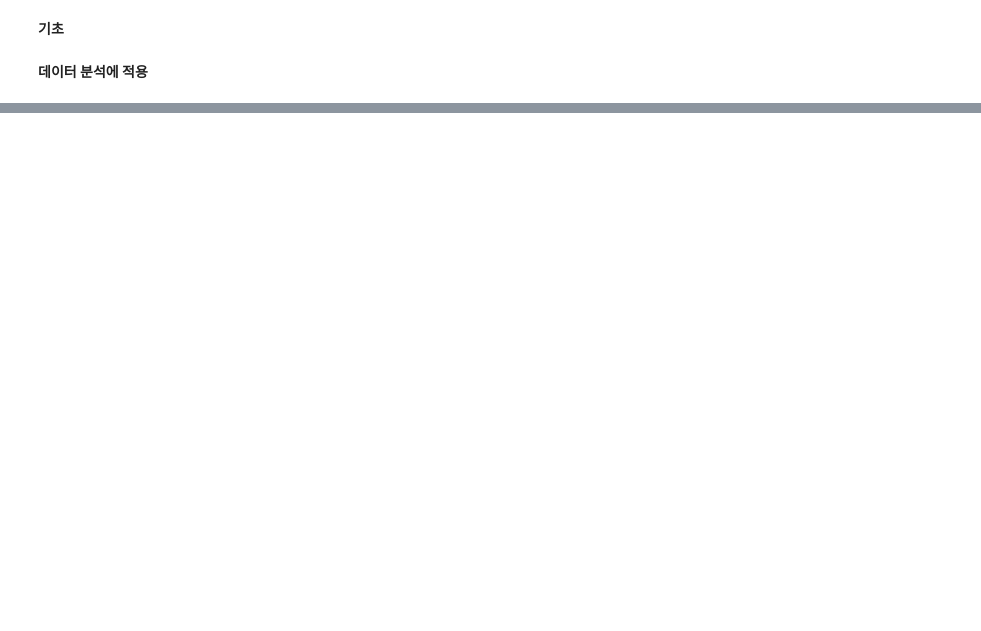
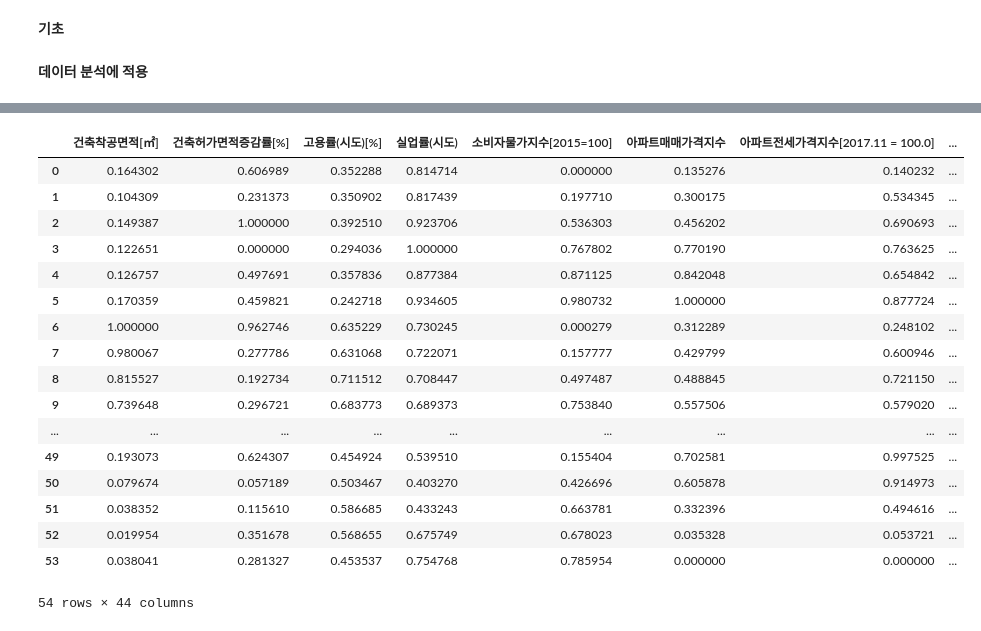
Before and after one commit to dlrjswn179/dlrjswn179, a Jupyter notebook: 비교과_노트.ipynb, the cells around one changed output, grey strips where cells are left out. Drawn from its saved outputs; the diff is of its cells as text; code cells hidden in the pictures; blank space fills up the shorter version.

```diff
--- a/비교과_노트.ipynb
+++ b/비교과_노트.ipynb
@@ -141,0 +725,21 @@ bike_data[bike_data.Momentum=='\\N']
+# %%
+data
+# %% [output]
+|  | 건축착공면적[㎡] | 건축허가면적증감률[%] | 고용률(시도)[%] | 실업률(시도) | 소비자물가지수[2015=100] | 아파트매매가격지수 | 아파트전세가격지수[2017.11 = 100.0] | ... |
+| 0 | 0.164302 | 0.606989 | 0.352288 | 0.814714 | 0.000000 | 0.135276 | 0.140232 | ... |
+| 1 | 0.104309 | 0.231373 | 0.350902 | 0.817439 | 0.197710 | 0.300175 | 0.534345 | ... |
+| 2 | 0.149387 | 1.000000 | 0.392510 | 0.923706 | 0.536303 | 0.456202 | 0.690693 | ... |
+| 3 | 0.122651 | 0.000000 | 0.294036 | 1.000000 | 0.767802 | 0.770190 | 0.763625 | ... |
+| 4 | 0.126757 | 0.497691 | 0.357836 | 0.877384 | 0.871125 | 0.842048 | 0.654842 | ... |
+| 5 | 0.170359 | 0.459821 | 0.242718 | 0.934605 | 0.980732 | 1.000000 | 0.877724 | ... |
+| 6 | 1.000000 | 0.962746 | 0.635229 | 0.730245 | 0.000279 | 0.312289 | 0.248102 | ... |
+| 7 | 0.980067 | 0.277786 | 0.631068 | 0.722071 | 0.157777 | 0.429799 | 0.600946 | ... |
+| 8 | 0.815527 | 0.192734 | 0.711512 | 0.708447 | 0.497487 | 0.488845 | 0.721150 | ... |
+| 9 | 0.739648 | 0.296721 | 0.683773 | 0.689373 | 0.753840 | 0.557506 | 0.579020 | ... |
+| ... | ... | ... | ... | ... | ... | ... | ... | ... |
+| 49 | 0.193073 | 0.624307 | 0.454924 | 0.539510 | 0.155404 | 0.702581 | 0.997525 | ... |
+| 50 | 0.079674 | 0.057189 | 0.503467 | 0.403270 | 0.426696 | 0.605878 | 0.914973 | ... |
+| 51 | 0.038352 | 0.115610 | 0.586685 | 0.433243 | 0.663781 | 0.332396 | 0.494616 | ... |
+| 52 | 0.019954 | 0.351678 | 0.568655 | 0.675749 | 0.678023 | 0.035328 | 0.053721 | ... |
+| 53 | 0.038041 | 0.281327 | 0.453537 | 0.754768 | 0.785954 | 0.000000 | 0.000000 | ... |
+54 rows × 44 columns
```
Also changed, not shown: parts of 146 cells of this notebook.
